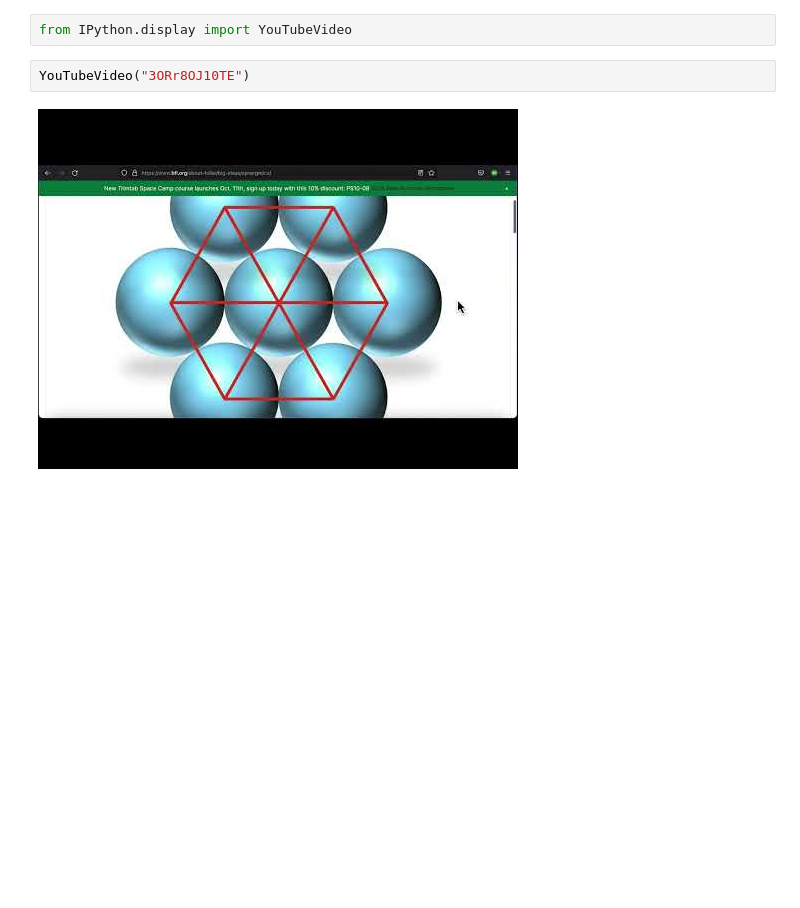
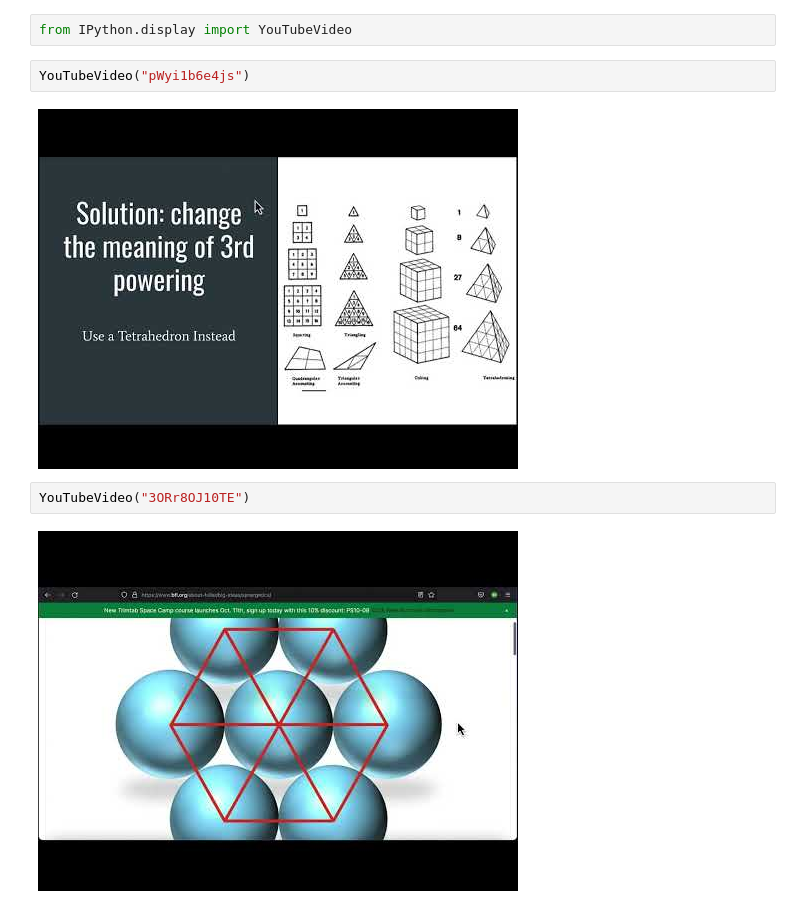
Before and after one commit to 4dsolutions/DigitalMathematics, a Jupyter notebook: MartianMath.ipynb, the cells around one changed output. Cells and saved outputs as stored; diff of their text form; blank space fills up the shorter version.

Commit message:
add slides video

```diff
--- a/MartianMath.ipynb
+++ b/MartianMath.ipynb
@@ -11,6 +11,10 @@
 Depicted:  assembling [C6XTY](https://c6xty.com) at a Reed College Martian Math workshop
 # %%
 from IPython.display import YouTubeVideo
+# %%
+YouTubeVideo("pWyi1b6e4js")
+# %% [output]
+[figure, added]
 # %%
 YouTubeVideo("3ORr8OJ10TE")
 # %% [output]
```
